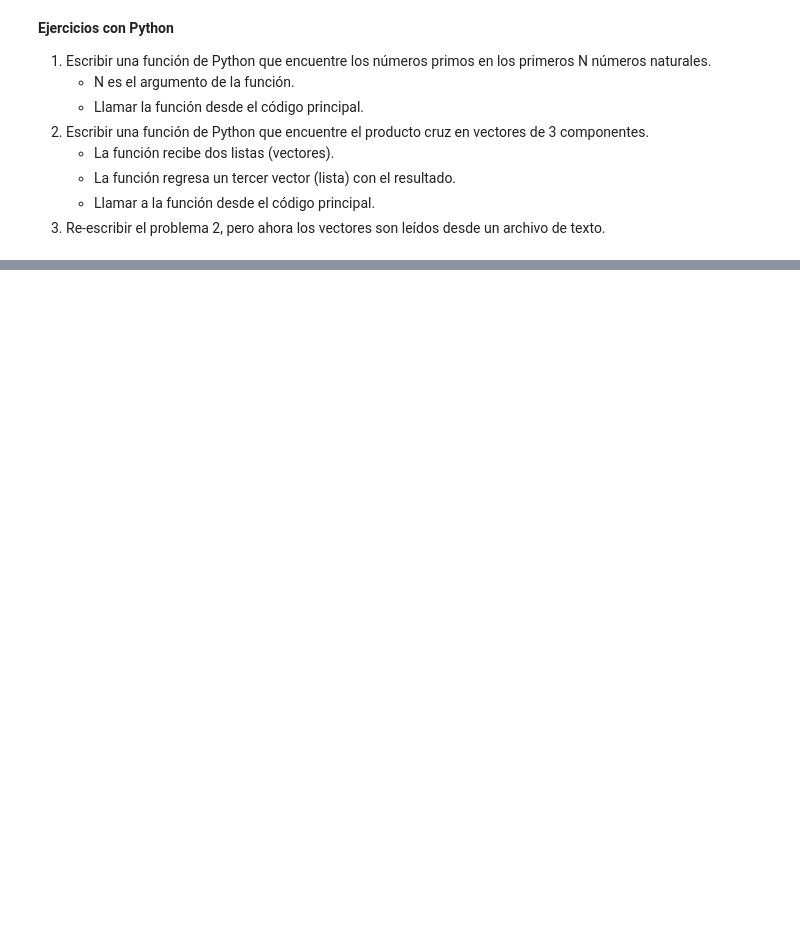
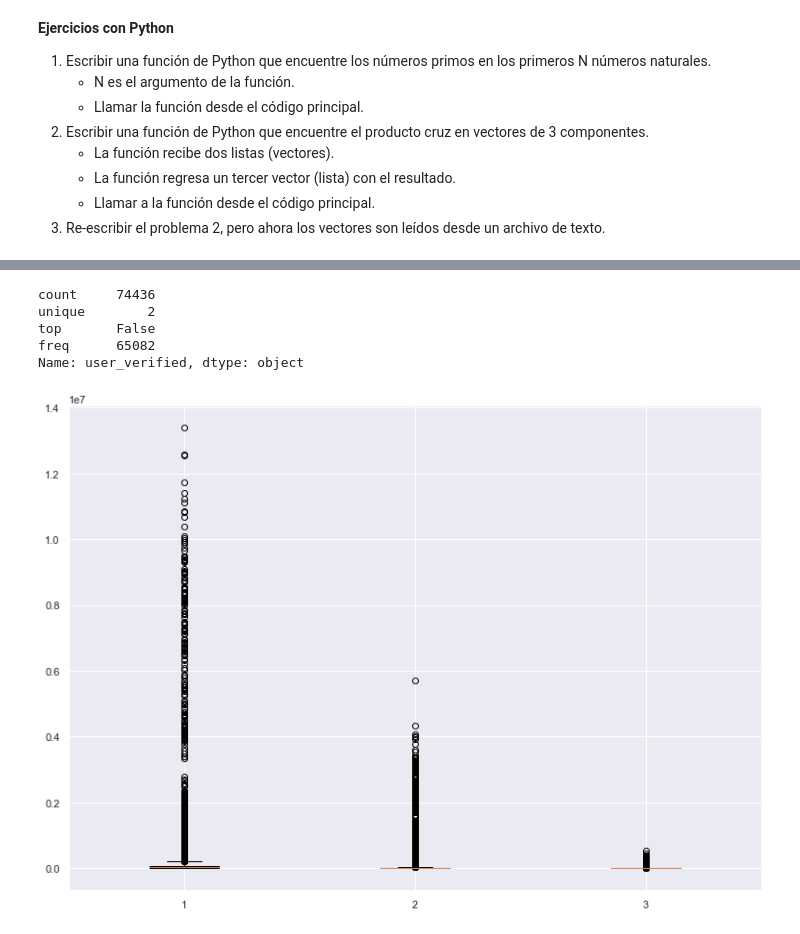
Before and after one commit to Diegorem/retoAnalitica, a Jupyter notebook: ElArteDeLaAnalitica.ipynb, the cells around one changed output, grey strips where cells are left out. Saved outputs shown, nothing was run; the diff lists cells and outputs as text; code cells hidden in the pictures; blank space fills up the shorter version.

```diff
--- a/ElArteDeLaAnalitica.ipynb
+++ b/ElArteDeLaAnalitica.ipynb
@@ -78,0 +166,5 @@ crossProductB()
+# %%
+import pandas as pd
+data2 = pd.read_csv("covid19_tweets.csv") # Comma Separated Values (CSV)
+pd.set_option('display.max_rows', 100)
+print(data2)
@@ -78,0 +225,20 @@ crossProductB()
+# %%
+data2['user_verified'].describe()
+# %% [output]
+count     74436
+unique        2
+top       False
+freq      65082
+Name: user_verified, dtype: object
+# %%
+import matplotlib.pyplot as plt
+coli1 = data2['user_followers']
+coli2 = data2['user_friends']
+coli3 = data2['user_favourites']
+myData2 = [coli1, coli2, coli3]
+figu = plt.figure(figsize=(10,7))
+axx = figu.add_axes([0, 0, 1, 1])
+bpp = axx.boxplot(myData)
+plt.show()
+# %% [output]
+[figure, added]
```
Also changed, not shown: parts of 15 cells of this notebook.
